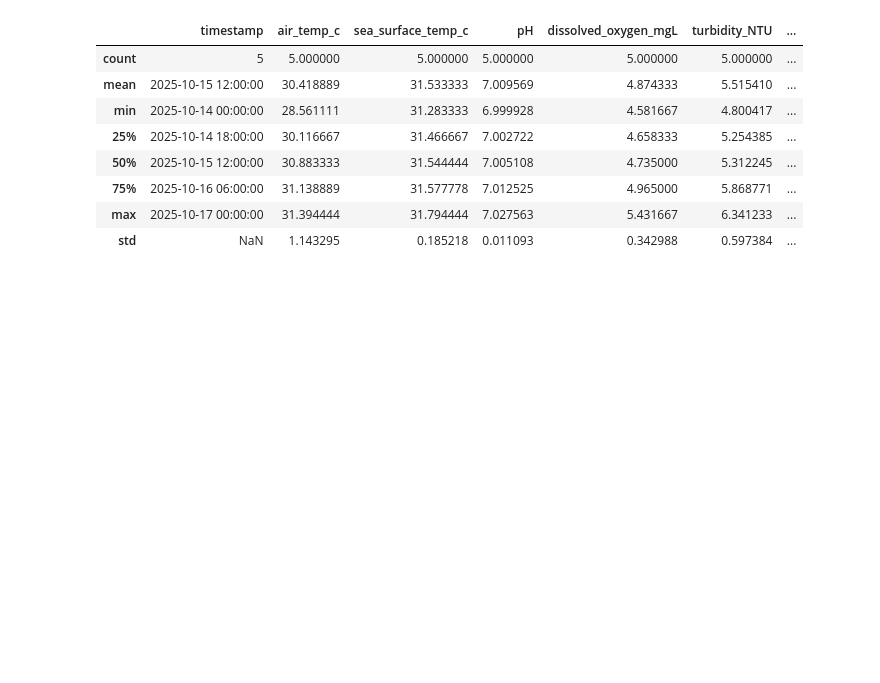
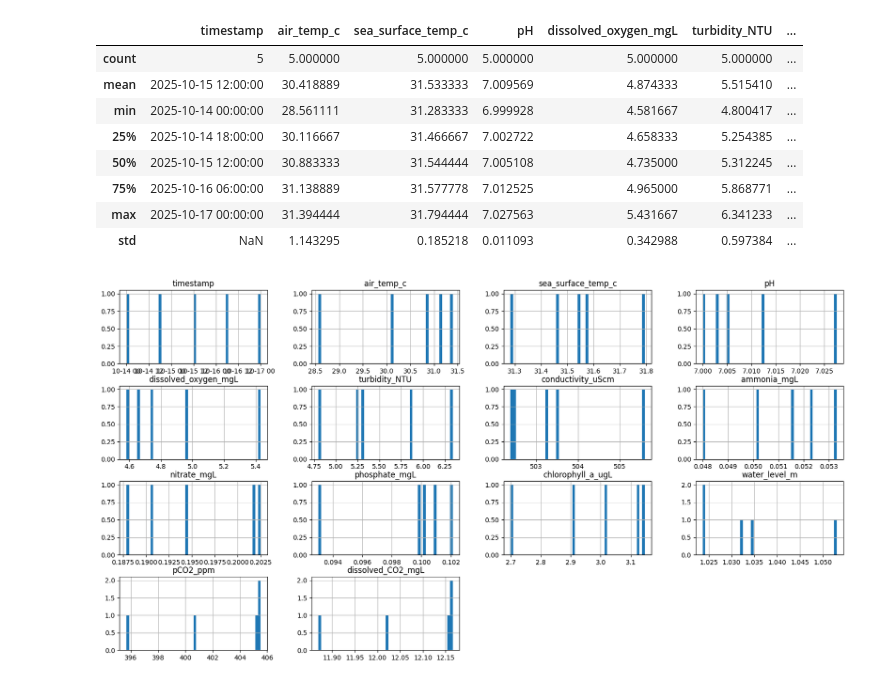
Before and after one commit to regional-specter/NextGen-Innovators, a Jupyter notebook: ML Model/water-monitoring.ipynb, the cells around one changed output. Cells and saved outputs as stored; diff of their text form; code cells hidden in the pictures; blank space fills up the shorter version.

```diff
--- a/ML Model/water-monitoring.ipynb
+++ b/ML Model/water-monitoring.ipynb
@@ -187,3 +187,10 @@ memory usage: 692.0 bytes
 | 75% | 2025-10-16 06:00:00 | 31.138889 | 31.577778 | 7.012525 | 4.965000 | 5.868771 | ... |
 | max | 2025-10-17 00:00:00 | 31.394444 | 31.794444 | 7.027563 | 5.431667 | 6.341233 | ... |
 | std | NaN | 1.143295 | 0.185218 | 0.011093 | 0.342988 | 0.597384 | ... |
+# %%
+%matplotlib inline
+import matplotlib.pyplot as plt
+df.hist(bins=50, figsize=(20,10))
+plt.show()
+# %% [output]
+[figure, added]
```
Also changed, not shown: parts of 10 cells of this notebook.
